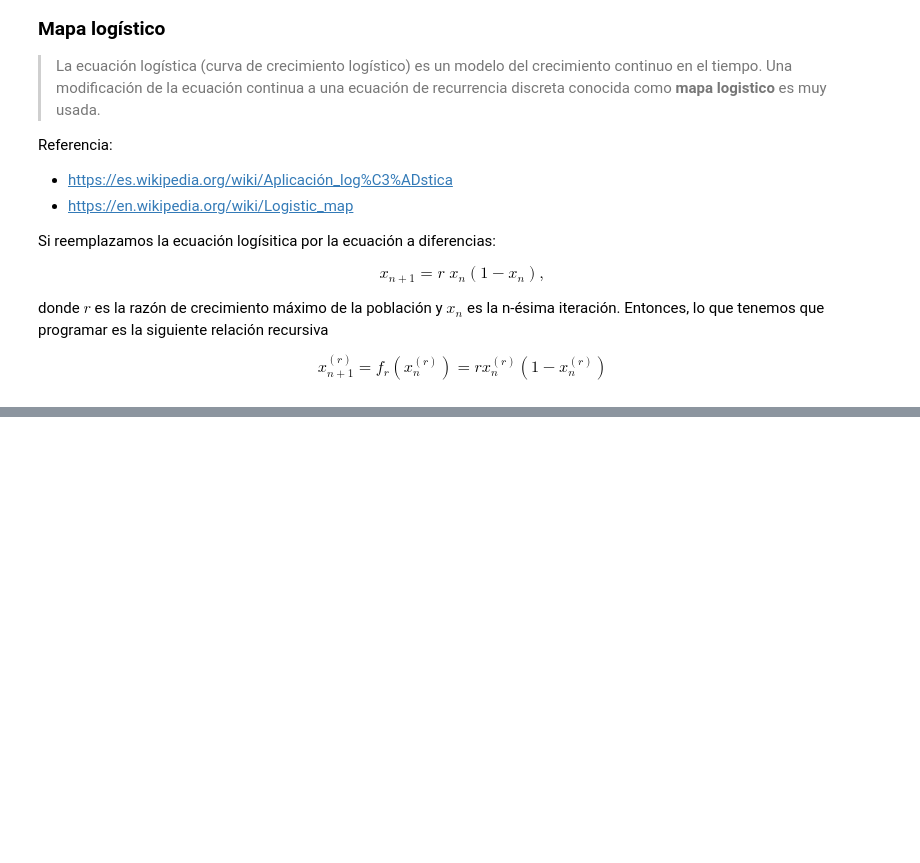
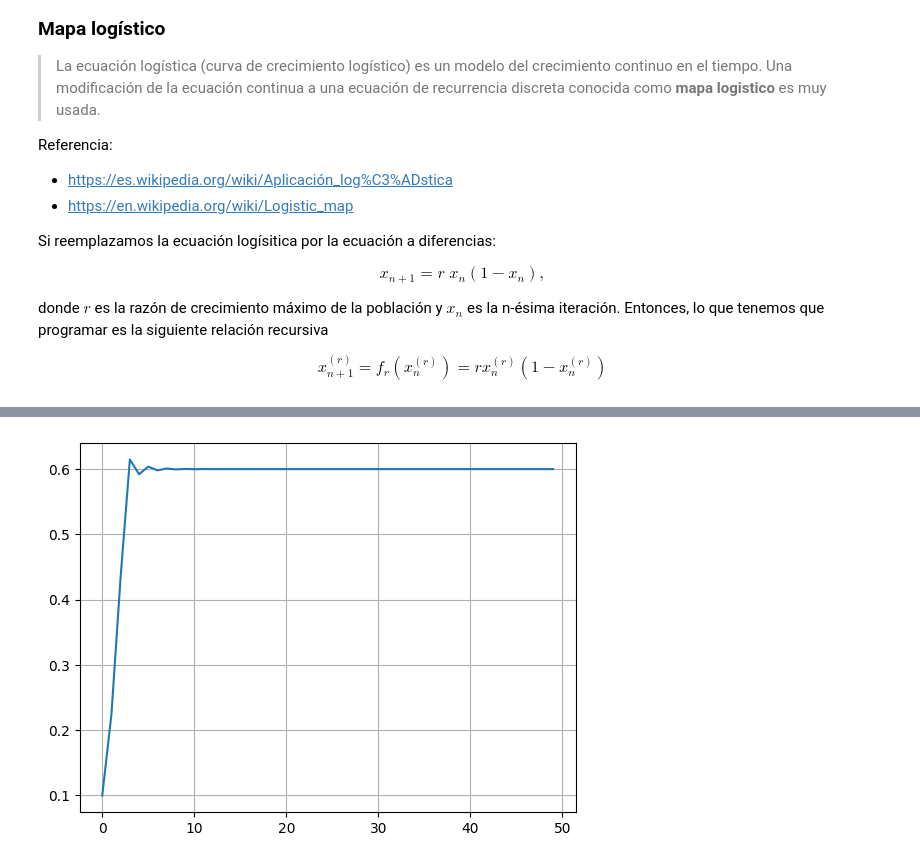
Before and after one commit to ArellanoMCarlos/SimMat_V2024, a Jupyter notebook: Ecuaciones diferenciales/Solución numérica de ecuaciones diferenciales.ipynb, the cells around one changed output, grey strips where cells are left out. Saved outputs shown, nothing was run; the diff lists cells and outputs as text; code cells hidden in the pictures; blank space fills up the shorter version.

```diff
--- a/Ecuaciones diferenciales/Solución numérica de ecuaciones diferenciales.ipynb
+++ b/Ecuaciones diferenciales/Solución numérica de ecuaciones diferenciales.ipynb
@@ -316,0 +320,16 @@ Note que:
+# %%
+def logis(x,n,r):
+  return r*x*(1-x)
+# %%
+# Simulamos 50 periodos de tiempo
+#
+x0=0.1
+x=[x0]
+r=2.5
+for n in range(1,50):
+  x.append(logis(x[-1],n,r))
+
+plt.plot(range(50),x)
+plt.grid()
+# %% [output]
+[figure, added]
```
Also changed, not shown: parts of 5 cells of this notebook, 1 other file.
